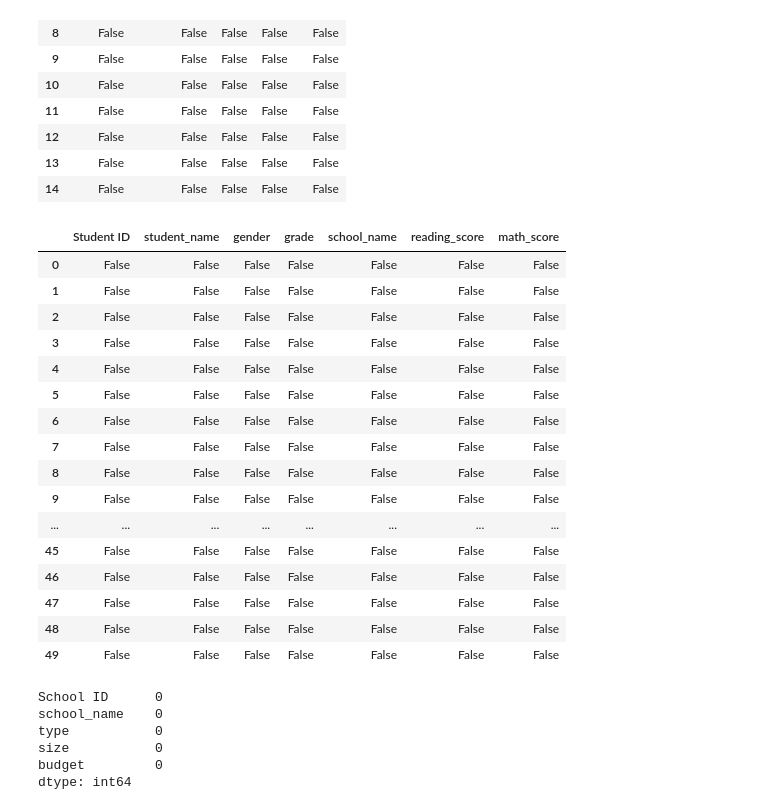
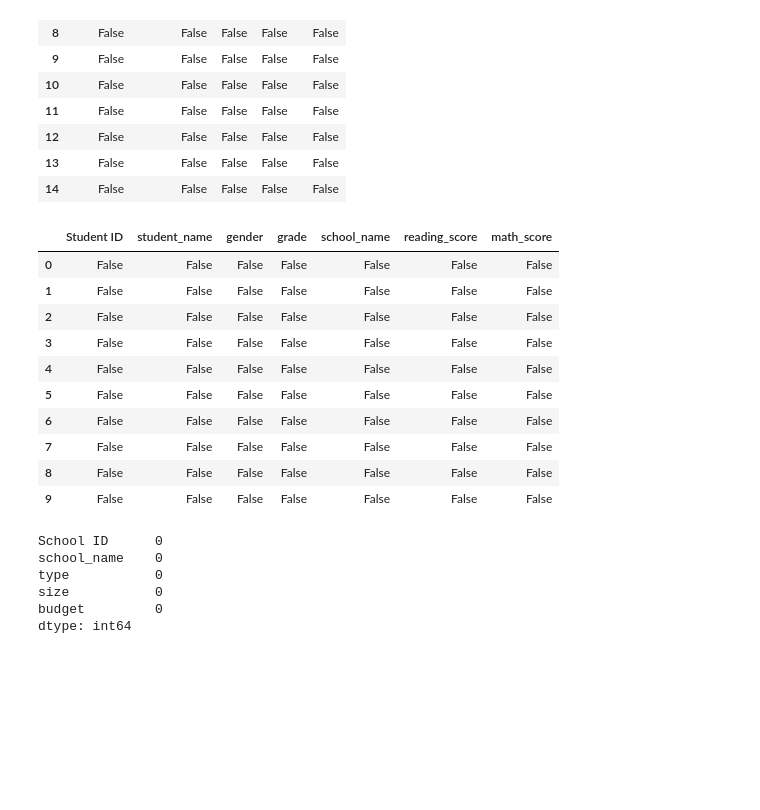
Before and after one commit to noelpdot/School_District_Analysis, a Jupyter notebook: PyCitySchools.ipynb, the cells around one changed output. Drawn from its saved outputs; the diff is of its cells as text; code cells hidden in the pictures; blank space fills up the shorter version.

```diff
--- a/PyCitySchools.ipynb
+++ b/PyCitySchools.ipynb
@@ -80,25 +70,19 @@ school_data_df.isnull()
 | 14 | False | False | False | False | False |
 # %%
 # determining if there is isnull() or missing values in student data -- provides boolean values
-student_data_df.isnull().head(50)
+student_data_df.isnull().head(10)
 # %% [output]
 |  | Student ID | student_name | gender | grade | school_name | reading_score | math_score |
 | 0 | False | False | False | False | False | False | False |
 | 1 | False | False | False | False | False | False | False |
 | 2 | False | False | False | False | False | False | False |
 | 3 | False | False | False | False | False | False | False |
 | 4 | False | False | False | False | False | False | False |
 | 5 | False | False | False | False | False | False | False |
 | 6 | False | False | False | False | False | False | False |
 | 7 | False | False | False | False | False | False | False |
 | 8 | False | False | False | False | False | False | False |
 | 9 | False | False | False | False | False | False | False |
-| ... | ... | ... | ... | ... | ... | ... | ... |
-| 45 | False | False | False | False | False | False | False |
-| 46 | False | False | False | False | False | False | False |
-| 47 | False | False | False | False | False | False | False |
-| 48 | False | False | False | False | False | False | False |
-| 49 | False | False | False | False | False | False | False |
 # %%
 # to get the total number of empty rows or rows that are true we can use pandas sum()
 school_data_df.isnull().sum()
```
Also changed, not shown: parts of 9 cells of this notebook, 3 other files.
